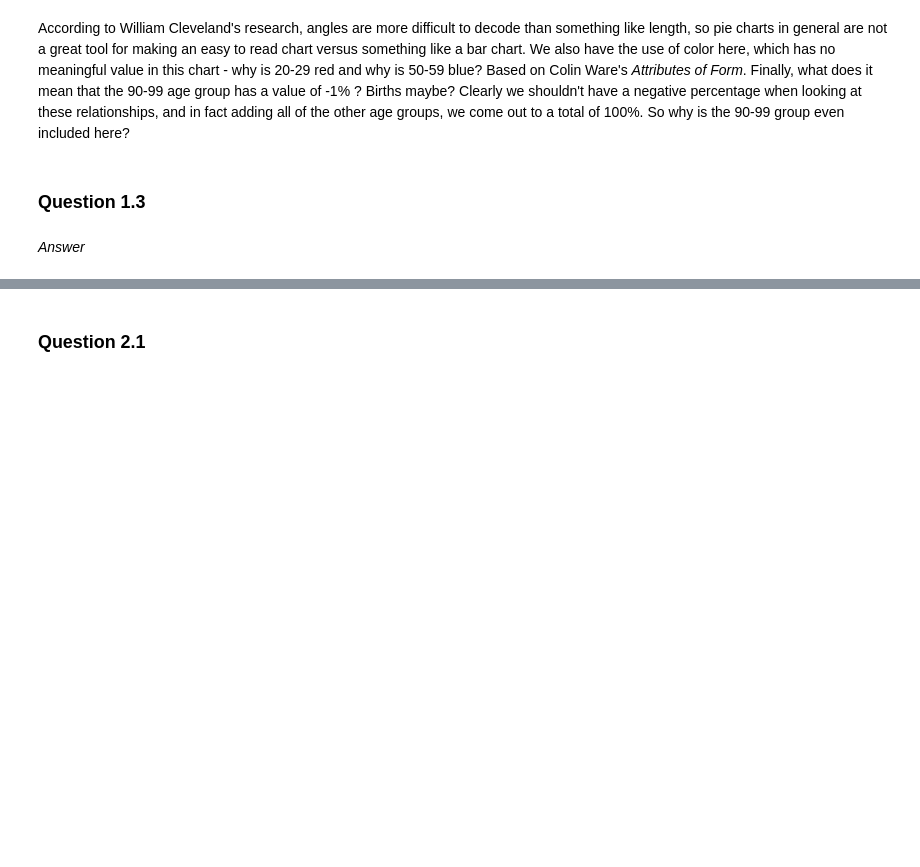
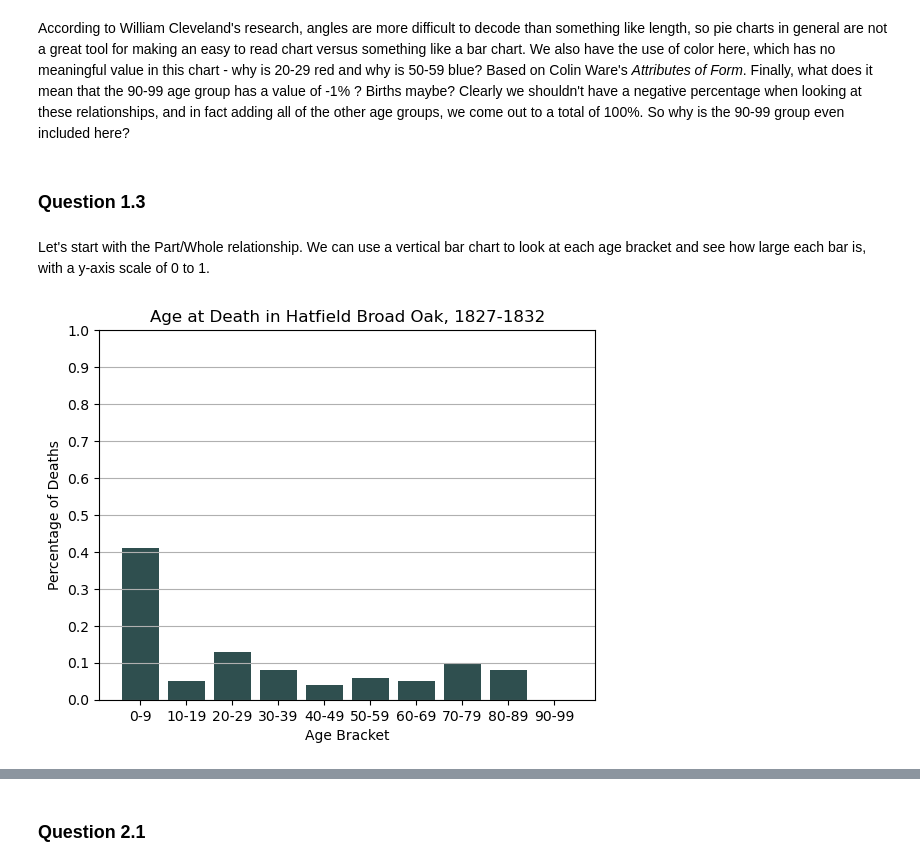
Before and after one commit to ansaridan/jhu-data-engineering-team-5, a Jupyter notebook: Problem_Set_2/Problem_Set_2.ipynb, the cells around one changed output, grey strips where cells are left out. Saved outputs shown, nothing was run; the diff lists cells and outputs as text; code cells hidden in the pictures; blank space fills up the shorter version.

Commit message:
added charts

```diff
--- a/Problem_Set_2/Problem_Set_2.ipynb
+++ b/Problem_Set_2/Problem_Set_2.ipynb
@@ -61,5 +63,24 @@ In terms of the Eight Quantitative Relationships, the first message of this char
 According to William Cleveland's research, angles are more difficult to decode than something like length, so pie charts in general are not a great tool for making an easy to read chart versus something like a bar chart. We also have the use of color here, which has no meaningful value in this chart - why is 20-29 red and why is 50-59 blue? Based on Colin Ware's _Attributes of Form_. Finally, what does it mean that the 90-99 age group has a value of -1% ? Births maybe? Clearly we shouldn't have a negative percentage when looking at these relationships, and in fact adding all of the other age groups, we come out to a total of 100%. So why is the 90-99 group even included here?
 # %% [markdown]
 ### Question 1.3
-# %% [markdown]
-*Answer*
+# %% [markdown]
+Let's start with the Part/Whole relationship. We can use a vertical bar chart to look at each age bracket and see how large each bar is, with a y-axis scale of 0 to 1.
+# %%
+age_groups = ['0-9', '10-19', '20-29', '30-39', '40-49',
+                '50-59', '60-69', '70-79', '80-89', '90-99']
+death_percents = [0.41, 0.05, 0.13, 0.08, 0.04, 0.06, 0.05, 0.10, 0.08, -0.01]
+
+plt.bar(age_groups, death_percents, color='darkslategray')
+plt.xlabel('Age Bracket')
+plt.ylabel('Percentage of Deaths')
+
+plt.ylim(0, 1)
+plt.yticks(ticks=np.arange(0, 1.1, 0.1))
+
+plt.grid(axis='y')
+plt.title('Age at Death in Hatfield Broad Oak, 1827-1832')
+
+
+plt.show()
+# %% [output]
+[figure, added]
```
Also changed, not shown: parts of 22 cells of this notebook.
